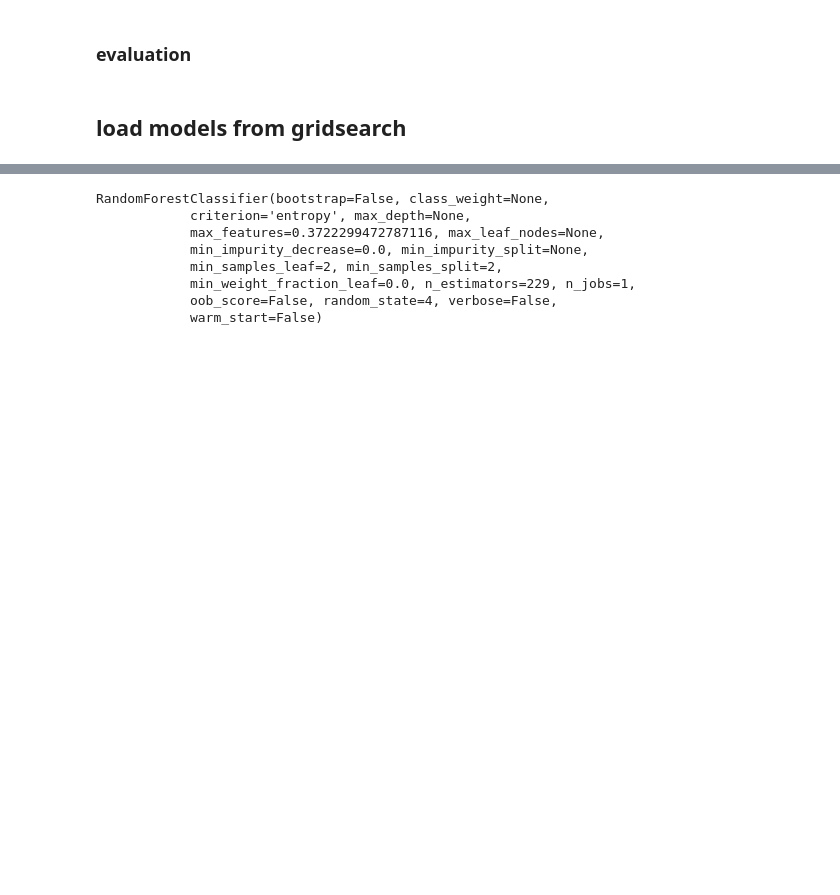
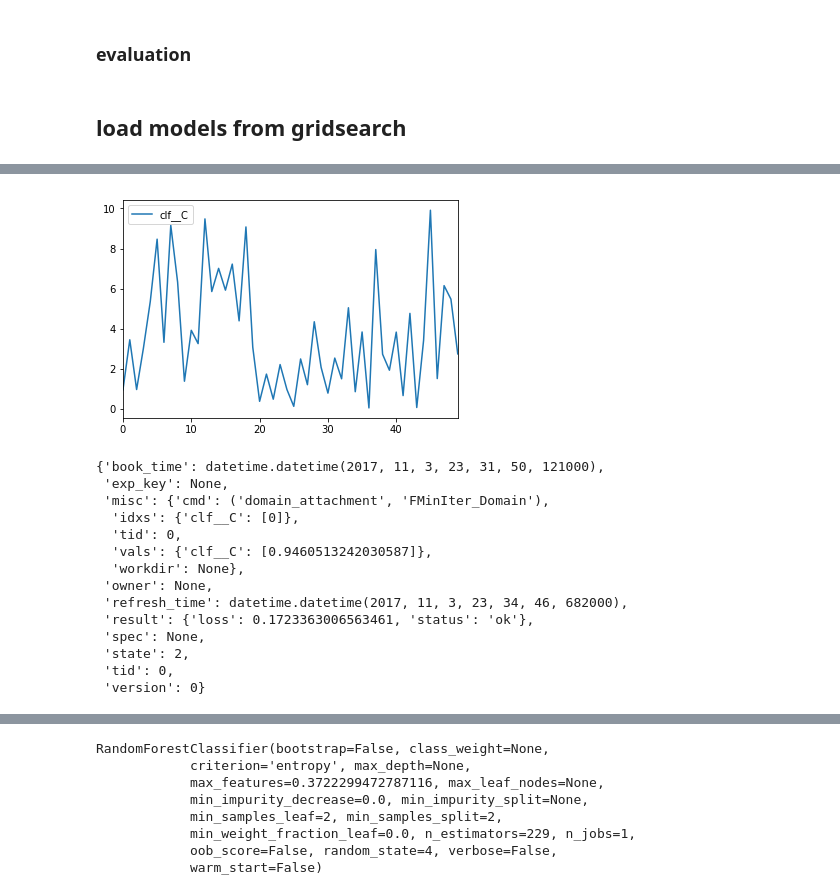
Before and after one commit to Jodahr/CabCancellation, a Jupyter notebook: CabCancellation.ipynb, the cells around one changed output, grey strips where cells are left out. Saved outputs shown, nothing was run; the diff lists cells and outputs as text; code cells hidden in the pictures; blank space fills up the shorter version.

Commit message:
add some stuff for hyperopt trials; need to clean the mess up

```diff
--- a/CabCancellation.ipynb
+++ b/CabCancellation.ipynb
@@ -286,3 +290,8 @@ y_test_proba = final_pipe.predict_proba(X_test)
 import dill
 fp2 = dill.load(open('final_pipe2.pkl', 'rb'))
 fr_ru = dill.load(open('forest_ru.pkl', 'rb'))
+trial = dill.load(open('trials2.pkl', 'rb'))
+trial2 = dill.load(open('/home/jodahr/Programs/hyper_tuning/output/my_model.hyperopt', 'rb'))
+
+import pandas as pd
+from matplotlib import pyplot as plt
@@ -288,0 +318,22 @@ fr_ru = dill.load(open('forest_ru.pkl', 'rb'))
+# %%
+trial.idxs_vals[0]
+
+pd.DataFrame(data=trial.idxs_vals[1]).plot()
+plt.show()
+trial.best_trial
+# %% [output]
+[figure, added]
+{'book_time': datetime.datetime(2017, 11, 3, 23, 31, 50, 121000),
+ 'exp_key': None,
+ 'misc': {'cmd': ('domain_attachment', 'FMinIter_Domain'),
+  'idxs': {'clf__C': [0]},
+  'tid': 0,
+  'vals': {'clf__C': [0.9460513242030587]},
+  'workdir': None},
+ 'owner': None,
+ 'refresh_time': datetime.datetime(2017, 11, 3, 23, 34, 46, 682000),
+ 'result': {'loss': 0.1723363006563461, 'status': 'ok'},
+ 'spec': None,
+ 'state': 2,
+ 'tid': 0,
+ 'version': 0}
```
Also changed, not shown: parts of 13 cells of this notebook.
